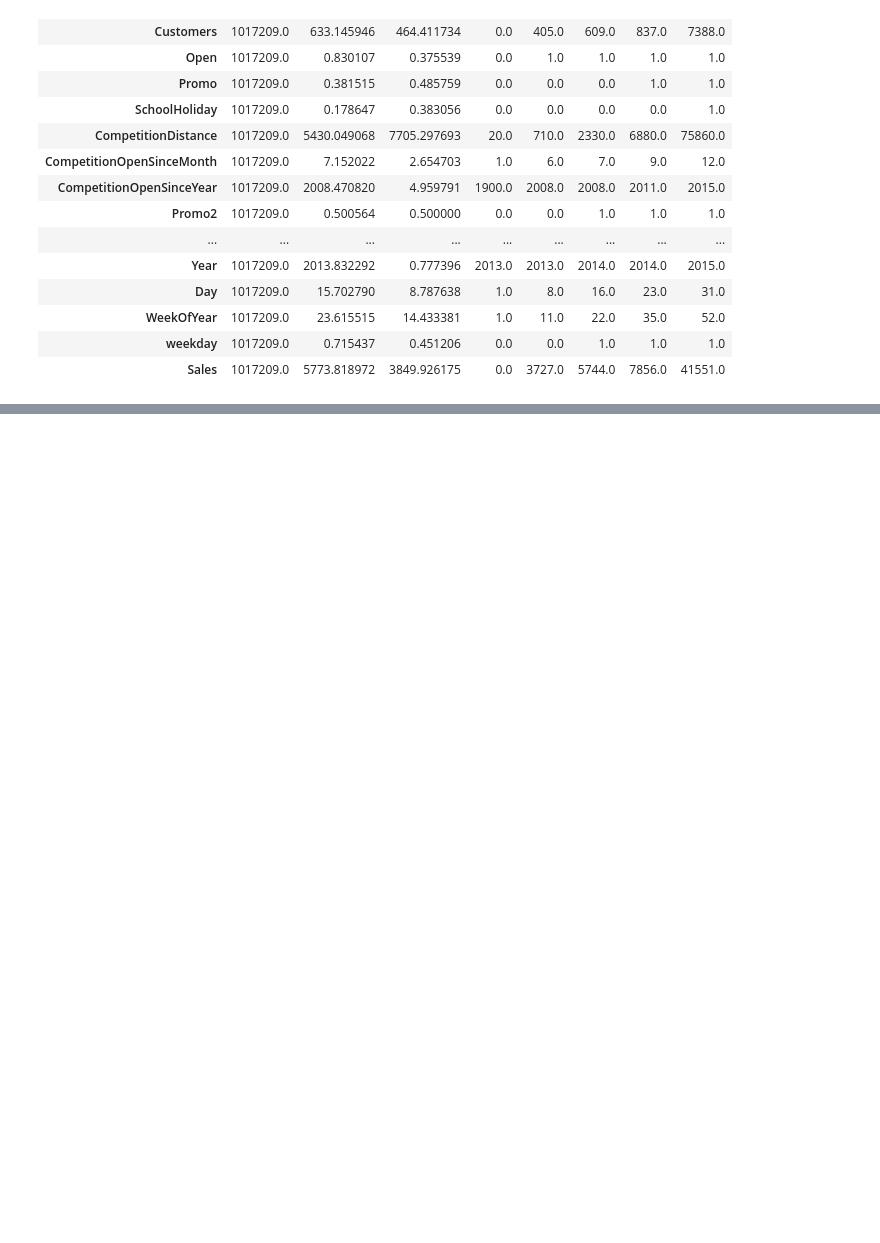
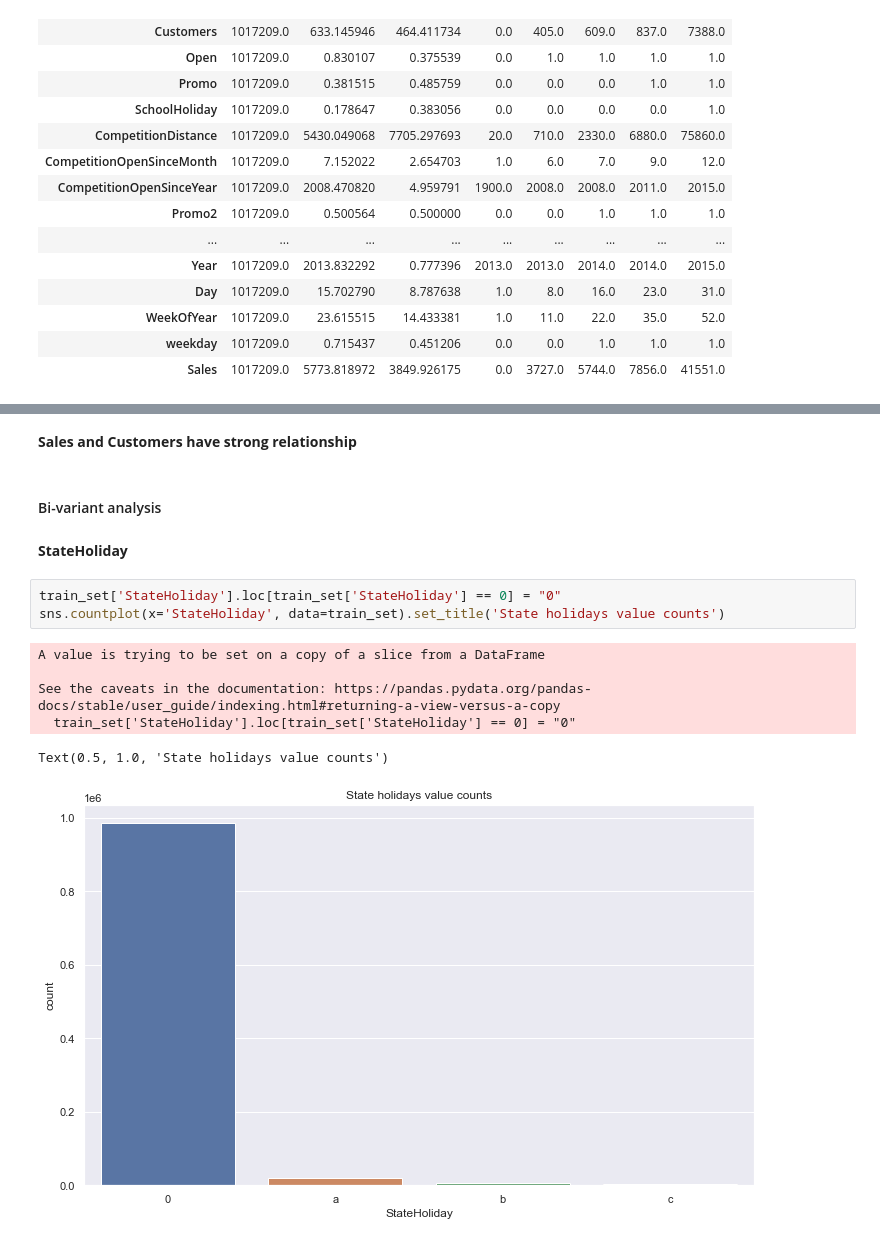
Before and after one commit to DiyeMark/Pharmaceutical-Sales-Prediction, a Jupyter notebook: notebooks/data_exploration.ipynb, the cells around one changed output, grey strips where cells are left out. Saved outputs shown, nothing was run; the diff lists cells and outputs as text; blank space fills up the shorter version.

```diff
--- a/notebooks/data_exploration.ipynb
+++ b/notebooks/data_exploration.ipynb
@@ -294,0 +359,16 @@ train_set.describe().transpose()
+# %% [markdown]
+<strong>Sales and Customers have strong relationship</strong>
+# %% [markdown]
+<h4>Bi-variant analysis</h4>
+# %% [markdown]
+<strong>StateHoliday</strong>
+# %%
+train_set['StateHoliday'].loc[train_set['StateHoliday'] == 0] = "0"
+sns.countplot(x='StateHoliday', data=train_set).set_title('State holidays value counts')
+# %% [output]
+A value is trying to be set on a copy of a slice from a DataFrame
+
+See the caveats in the documentation: https://pandas.pydata.org/pandas-docs/stable/user_guide/indexing.html#returning-a-view-versus-a-copy
+  train_set['StateHoliday'].loc[train_set['StateHoliday'] == 0] = "0"
+Text(0.5, 1.0, 'State holidays value counts')
+[figure, added]
```
Also changed, not shown: parts of 14 cells of this notebook.
